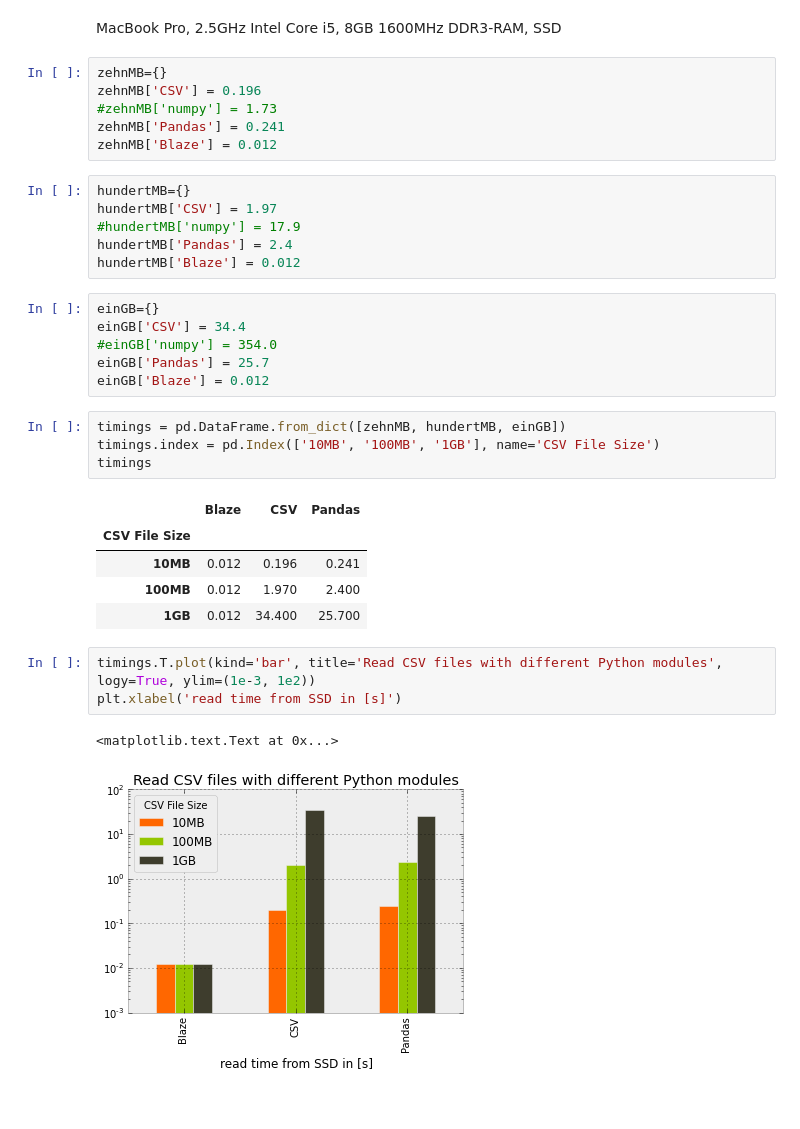
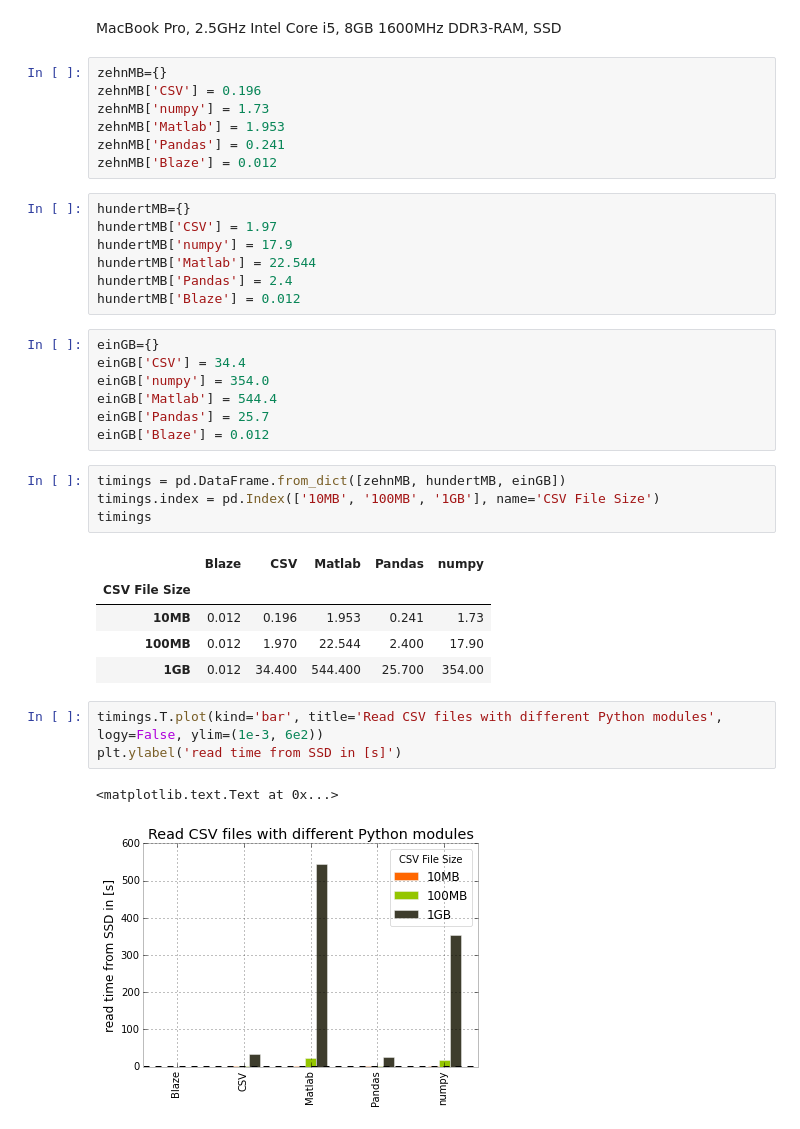
Before and after one commit to MechLabEngineering/ReadLargeCSVs, a Jupyter notebook: readCSVtimings.ipynb, the cells around one changed output. Saved outputs shown, nothing was run; the diff lists cells and outputs as text.

Commit message:
Matlab hinzugefügt

```diff
--- a/readCSVtimings.ipynb
+++ b/readCSVtimings.ipynb
@@ -11,19 +11,22 @@ MacBook Pro, 2.5GHz Intel Core i5, 8GB 1600MHz DDR3-RAM, SSD
 # %%
 zehnMB={}
 zehnMB['CSV'] = 0.196
-#zehnMB['numpy'] = 1.73
+zehnMB['numpy'] = 1.73
+zehnMB['Matlab'] = 1.953
 zehnMB['Pandas'] = 0.241
 zehnMB['Blaze'] = 0.012
 # %%
 hundertMB={}
 hundertMB['CSV'] = 1.97
-#hundertMB['numpy'] = 17.9
+hundertMB['numpy'] = 17.9
+hundertMB['Matlab'] = 22.544
 hundertMB['Pandas'] = 2.4
 hundertMB['Blaze'] = 0.012
 # %%
 einGB={}
 einGB['CSV'] = 34.4
-#einGB['numpy'] = 354.0
+einGB['numpy'] = 354.0
+einGB['Matlab'] = 544.4
 einGB['Pandas'] = 25.7
 einGB['Blaze'] = 0.012
 # %%
@@ -31,14 +34,14 @@ timings = pd.DataFrame.from_dict([zehnMB, hundertMB, einGB])
 timings.index = pd.Index(['10MB', '100MB', '1GB'], name='CSV File Size')
 timings
 # %% [output]
-|  | Blaze | CSV | Pandas |
-| CSV File Size |  |  |  |
-| 10MB | 0.012 | 0.196 | 0.241 |
-| 100MB | 0.012 | 1.970 | 2.400 |
-| 1GB | 0.012 | 34.400 | 25.700 |
+|  | Blaze | CSV | Matlab | Pandas | numpy |
+| CSV File Size |  |  |  |  |  |
+| 10MB | 0.012 | 0.196 | 1.953 | 0.241 | 1.73 |
+| 100MB | 0.012 | 1.970 | 22.544 | 2.400 | 17.90 |
+| 1GB | 0.012 | 34.400 | 544.400 | 25.700 | 354.00 |
 # %%
-timings.T.plot(kind='bar', title='Read CSV files with different Python modules', logy=True, ylim=(1e-3, 1e2))
-plt.xlabel('read time from SSD in [s]')
+timings.T.plot(kind='bar', title='Read CSV files with different Python modules', logy=False, ylim=(1e-3, 6e2))
+plt.ylabel('read time from SSD in [s]')
 # %% [output]
 <matplotlib.text.Text at 0x...>
-[figure, old version]
+[figure, new version]
```
Also changed, not shown: parts of 6 cells of this notebook, 4 other files.
